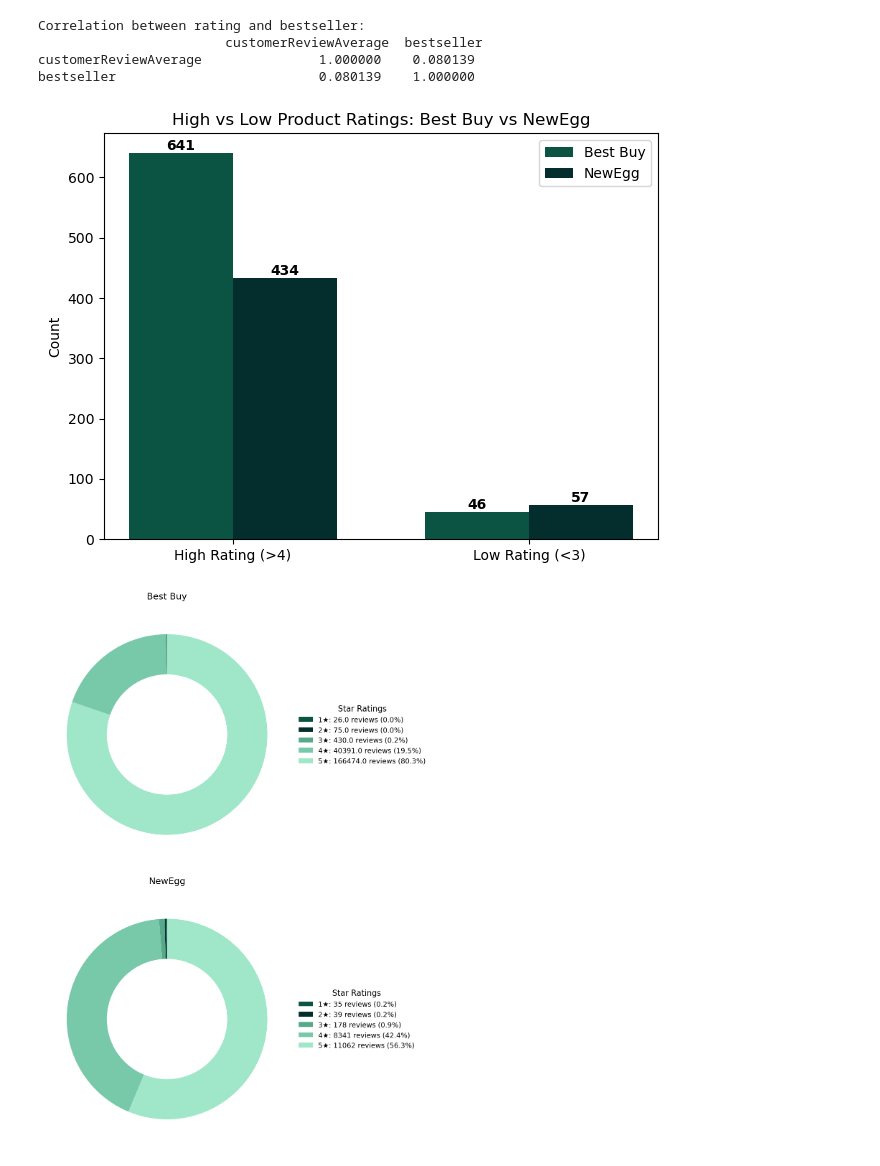
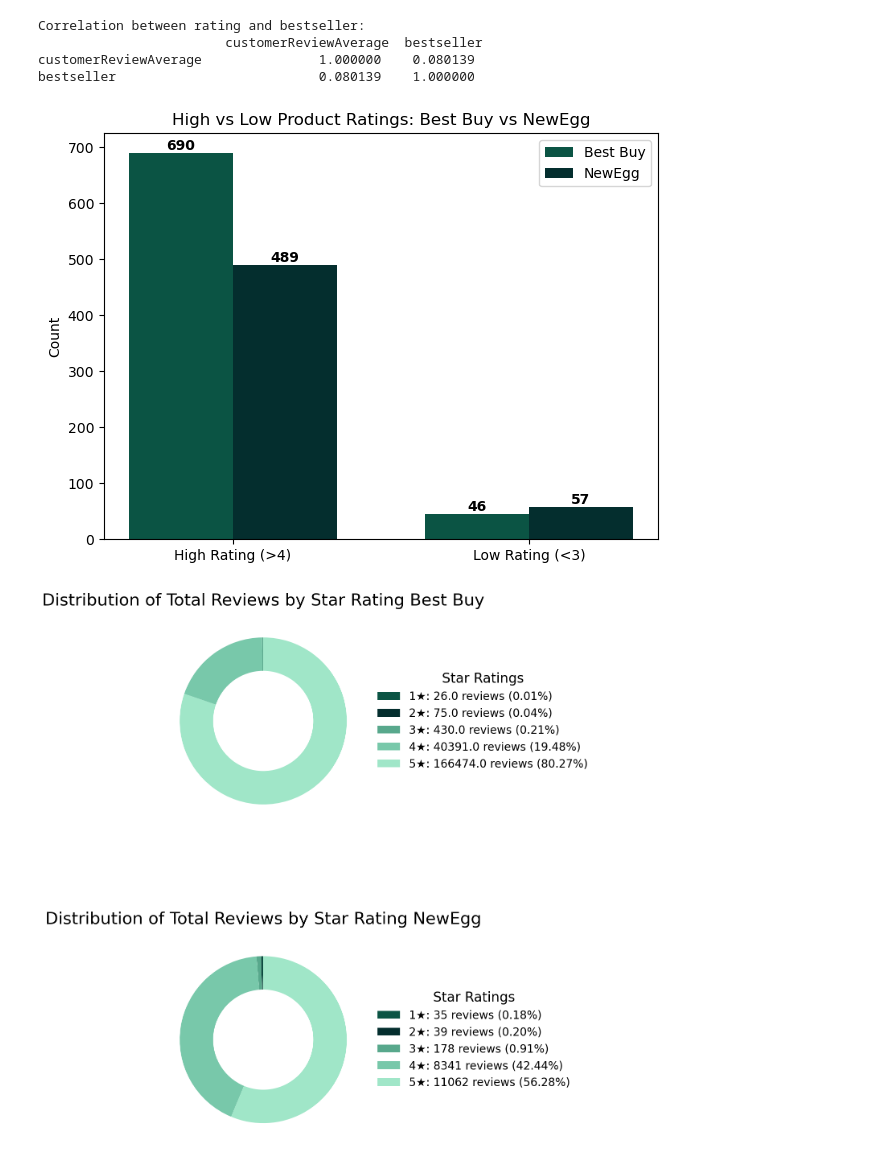
Before and after one commit to bewimsical/CSC366-Final-Project, a Jupyter notebook: Part4 - Data Analysis and Storytelling/EDA_Combined_products.ipynb, the cells around one changed output. Cells and saved outputs as stored; diff of their text form; code cells hidden in the pictures.

Commit message:
updated graph

```diff
--- a/Part4 - Data Analysis and Storytelling/EDA_Combined_products.ipynb
+++ b/Part4 - Data Analysis and Storytelling/EDA_Combined_products.ipynb
@@ -839,9 +839,9 @@ import matplotlib.pyplot as plt
 import plotly.express as px
 import plotly.graph_objects as go
 
-best_buy_high = best_buy_df[best_buy_df['customerReviewAverage'] > 4]
+best_buy_high = best_buy_df[best_buy_df['customerReviewAverage'] >= 4]
 best_buy_low = best_buy_df[best_buy_df['customerReviewAverage'] < 3]
-new_egg_high = new_egg_df[new_egg_df['customerReviewAverage'] > 4]
+new_egg_high = new_egg_df[new_egg_df['customerReviewAverage'] >= 4]
 new_egg_low = new_egg_df[new_egg_df['customerReviewAverage'] < 3]
 
 
@@ -881,7 +881,7 @@ ax.legend()
 plt.tight_layout()
 plt.show()
 # %% [output]
-[figure, old version]
+[figure, new version]
 # %%
 import matplotlib.pyplot as plt
 
@@ -902,40 +902,40 @@ def plot_donut(ax, df, title):
     wedges, _ = ax.pie(
         rating_sums,
         labels=None,
         colors=[colors[i % len(colors)] for i in range(len(rating_sums))],
         startangle=90,
         wedgeprops={'width':0.4}  # donut hole
     )
 
     # Legend with counts and percentages
     legend_labels = [
-        f"{int(s)}★: {rating_sums[s]} reviews ({rating_sums[s]/total*100:.1f}%)"
+        f"{int(s)}★: {rating_sums[s]} reviews ({rating_sums[s]/total*100:.2f}%)"
         for s in rating_sums.index
     ]
     ax.legend(
         wedges,
         legend_labels,
         title="Star Ratings",
         loc="center left",
         bbox_to_anchor=(1, 0.5),
         frameon=False,
-        fontsize=14,
-        title_fontsize=16
+        fontsize=20,
+        title_fontsize=24
     )
 
     # Centered title with padding
-    ax.set_title(title, fontsize=18, pad=20)  # pad moves the title away from the chart
+    ax.set_title(title, fontsize=30, pad=20)  # pad moves the title away from the chart
 
 # Vertically stacked figure
 fig, axes = plt.subplots(2, 1, figsize=(10, 16))
 
-plot_donut(axes[0], best_buy_df, "Best Buy")
-plot_donut(axes[1], new_egg_df, "NewEgg")
+plot_donut(axes[0], best_buy_df, "Distribution of Total Reviews by Star Rating Best Buy")
+plot_donut(axes[1], new_egg_df, "Distribution of Total Reviews by Star Rating NewEgg")
 
 plt.tight_layout()
 plt.show()
 # %% [output]
-[figure, old version]
+[figure, new version]
 # %%
 import plotly.graph_objects as go
 
```
